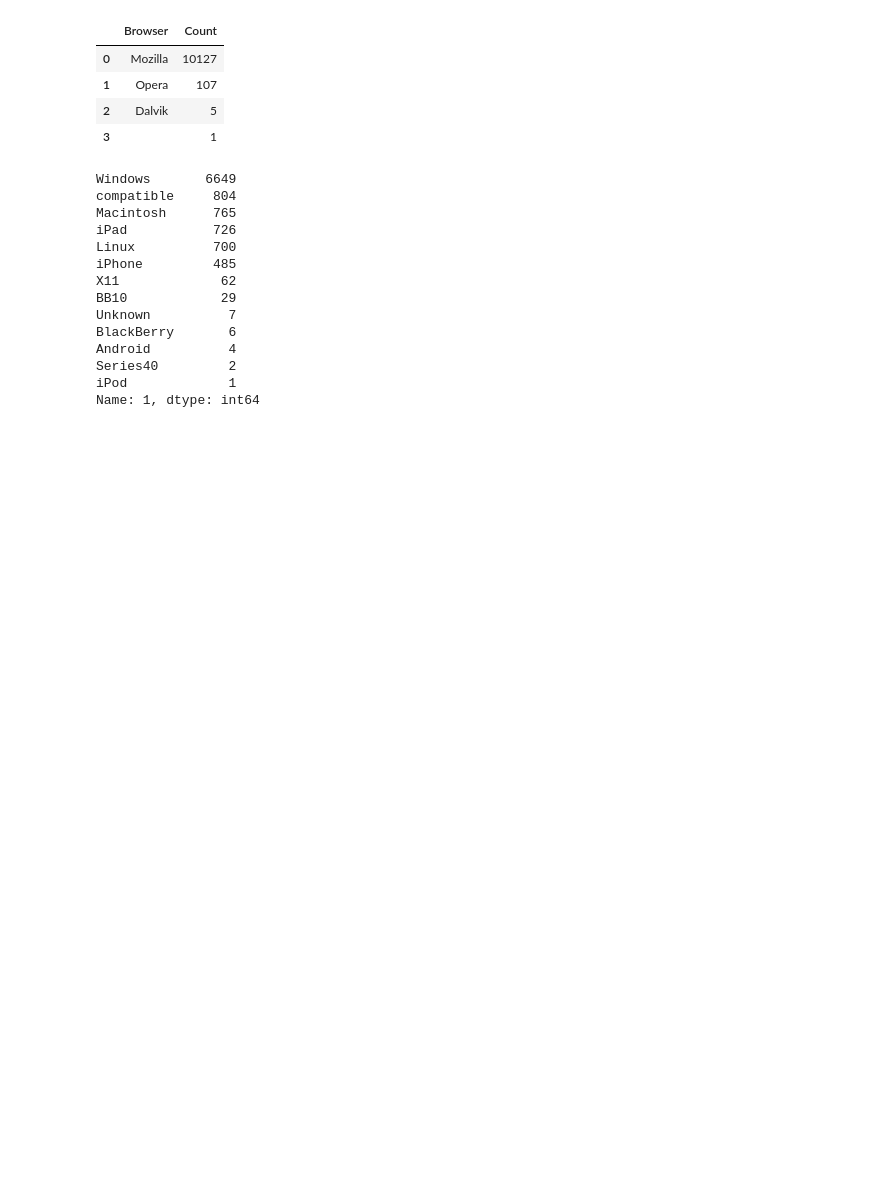
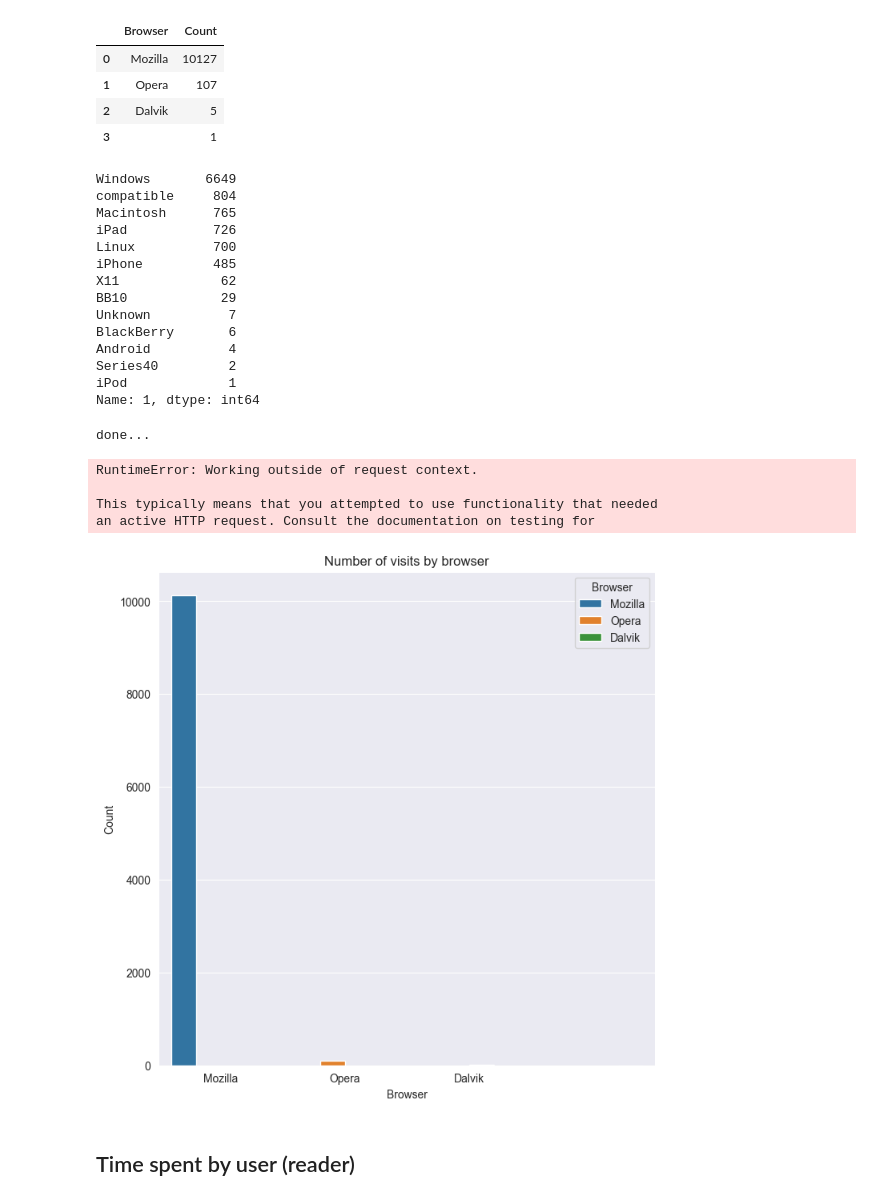
Before and after one commit to overmars86/analyticsapp, a Jupyter notebook: CW_2/Project/Code/working.ipynb, the cells around one changed output. Cells and saved outputs as stored; diff of their text form; code cells hidden in the pictures; blank space fills up the shorter version.

Commit message:
time spent

```diff
--- a/CW_2/Project/Code/working.ipynb
+++ b/CW_2/Project/Code/working.ipynb
@@ -183,3 +183,16 @@ Android          4
 Series40         2
 iPod             1
 Name: 1, dtype: int64
+# %%
+from browser import by_os, by_borw
+
+by_borw()
+# %% [output]
+done...
+RuntimeError: Working outside of request context.
+
+This typically means that you attempted to use functionality that needed
+an active HTTP request. Consult the documentation on testing for
+[figure, added]
+# %% [markdown]
+## Time spent by user (reader)
```
Also changed, not shown: parts of 12 cells of this notebook, 5 other files.
